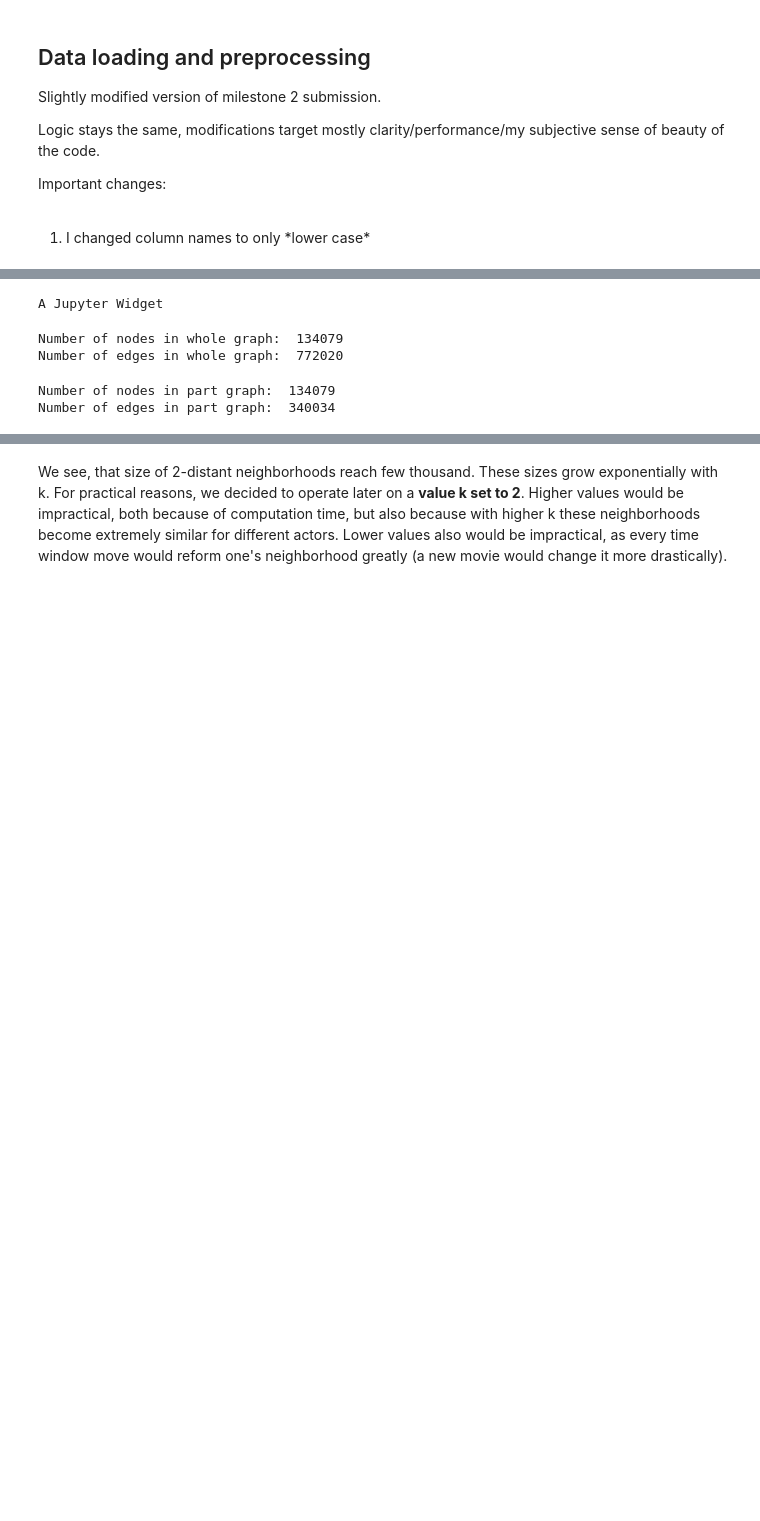
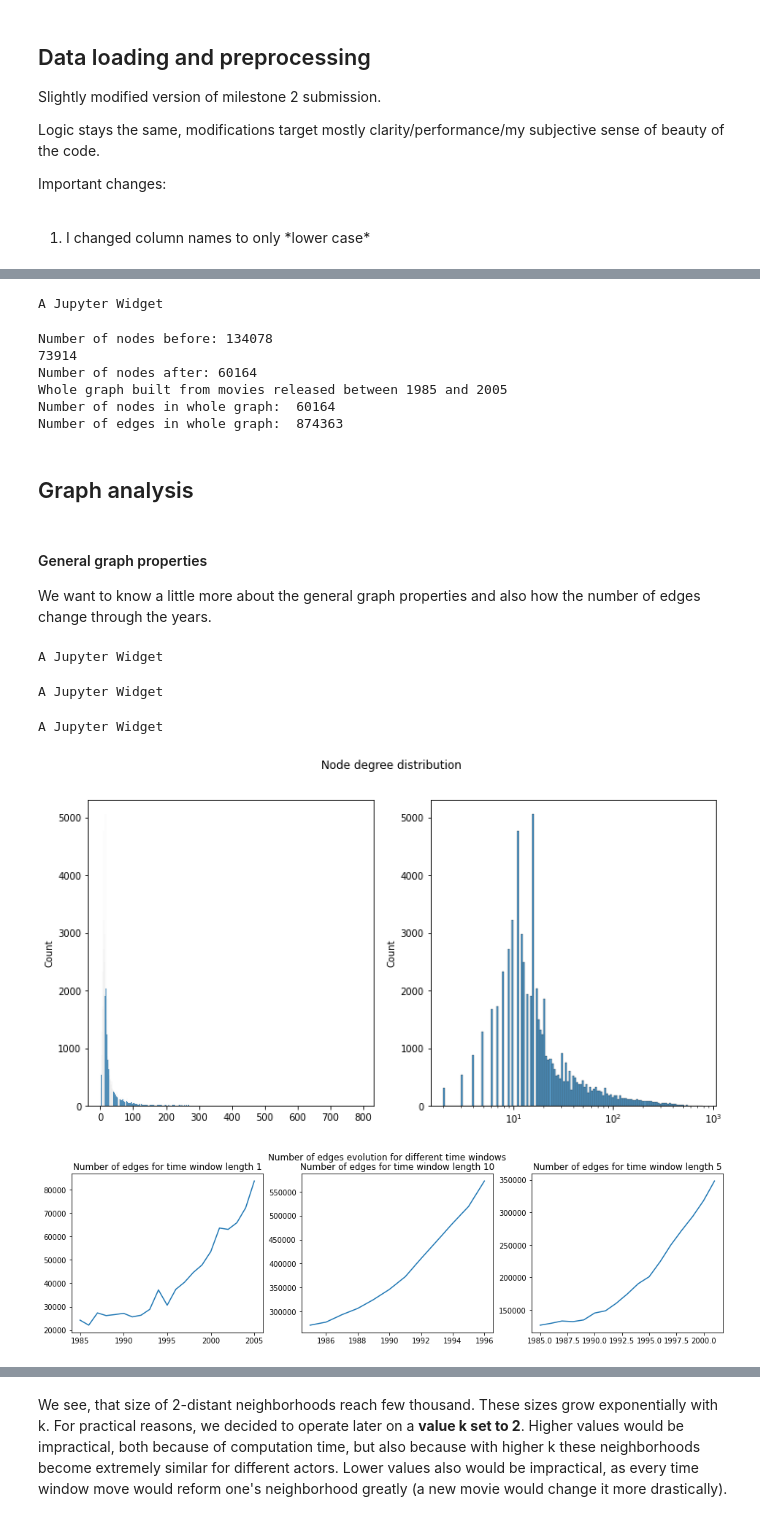
Before and after one commit to epfl-ada/ada-2022-project-datajugglers, a Jupyter notebook: graphs.ipynb, the cells around one changed output, grey strips where cells are left out. Drawn from its saved outputs; the diff is of its cells as text; code cells hidden in the pictures; blank space fills up the shorter version.

```diff
--- a/graphs.ipynb
+++ b/graphs.ipynb
@@ -123,0 +129,10 @@ df_movie.head()
+# %%
+# For character identification we decided to use wikipedia id, so
+# information from freebase are not usefull for us. We can remove columns regarding freebase.
+df_character = df_character.drop(['freebase movie id', 'freebase character/actor map id', 'freebase character id', 'freebase character map'], 1)
+
+# In out project we need actor names, so we can drop character without their, actors name.
+# We drop less then 1 percent of characters.
+print('Original number of characters: ', len(df_character))
+df_character = df_character.dropna(subset=['actor name'])
+print('Number of characters after droping empty actor names: ', len(df_character))
@@ -212,22 +311,62 @@ class GraphWrapper:
         return result
 # %%
 # FOR PERFORMANCE REASONS USE ONLY EDGES CREATED BY MOVIES RELEASED IN CERTAIN YEARS
-USED_MOVIES_RELEASE_DATES = list(range(1993, 2007))
+RELEASE_YEAR_MIN = 1985
+RELEASE_YEAR_MAX = 2005
 
-gw = GraphWrapper(df_character, df_movie, USED_MOVIES_RELEASE_DATES)
-
-print('Number of nodes in whole graph: ', gw.graph_general.number_of_nodes())
-print('Number of edges in whole graph: ', gw.graph_general.number_of_edges())
+gw = GraphWrapper(df_character, df_movie, RELEASE_YEAR_MIN, RELEASE_YEAR_MAX)
 # %% [output]
 A Jupyter Widget
-Number of nodes in whole graph:  134079
-Number of edges in whole graph:  772020
+Number of nodes before: 134078
+73914
+Number of nodes after: 60164
+Whole graph built from movies released between 1985 and 2005
+Number of nodes in whole graph:  60164
+Number of edges in whole graph:  874363
-# %%
-gw.focus_on_tw(1998, 6)
-
-print('Number of nodes in part graph: ', gw.graph_part.number_of_nodes())
-print('Number of edges in part graph: ', gw.graph_part.number_of_edges())
-# %% [output]
-Number of nodes in part graph:  134079
-Number of edges in part graph:  340034
+# %% [markdown]
+## Graph analysis
+# %% [markdown]
+#### General graph properties
+We want to know a little more about the general graph properties and also how the number of edges change through the years.
+# %%
+def plot_degree_distribution(gw):
+    degrees = [deg for _, deg in gw.graph_general.degree]
+
+    fig, ax = plt.subplots(1, 2, figsize=(12,6))
+    sns.histplot(degrees, ax=ax[0])
+    sns.histplot(degrees, log_scale=True, ax=ax[1])
+    fig.suptitle(f'Node degree distribution', fontsize=12)
+
+def plot_tw_number_of_edges(gw, tw_length, tw_start_min, tw_end_max, ax):
+    steps = tw_end_max - tw_start_min - tw_length + 2
+    gw.focus_on_tw(tw_start_min, tw_length)
+
+    numbers_of_edges = []
+    for _ in tqdm(range(steps), total=steps):
+        numbers_of_edges.append(gw.graph_part.number_of_edges())
+        gw.move_tw()
+    ax.plot(range(tw_start_min, tw_start_min + steps), numbers_of_edges)
+    ax.set_title(f'Number of edges for time window length {tw_length}')
+
+def plot_tw_for_different_lengths(gw, tw_lengths, tw_start_min, tw_end_max):
+    fig, axs = plt.subplots(ncols=len(tw_lengths), figsize=(16,4))
+    fig.suptitle(f'Number of edges evolution for different time windows')
+    for i, tw_length in enumerate(tw_lengths):
+        ax = axs[i] if len(tw_lengths) > 1 else axs
+        plot_tw_number_of_edges(gw, tw_length, tw_start_min, tw_end_max, ax)
+    plt.show()
+
+# Print main graph info
+print(f'Whole graph built from movies released between {gw.release_year_min} and {gw.release_year_max}')
+print('Number of nodes in whole graph: ', gw.graph_general.number_of_nodes())
+print('Number of edges in whole graph: ', gw.graph_general.number_of_edges())
+
+plot_degree_distribution(gw)
+plot_tw_for_different_lengths(gw, {1, 5, 10}, RELEASE_YEAR_MIN, RELEASE_YEAR_MAX)
+# %% [output]
+A Jupyter Widget
+A Jupyter Widget
+A Jupyter Widget
+[figure, added]
+[figure, added]
 # %% [markdown]
```
Also changed, not shown: parts of 27 cells of this notebook.
